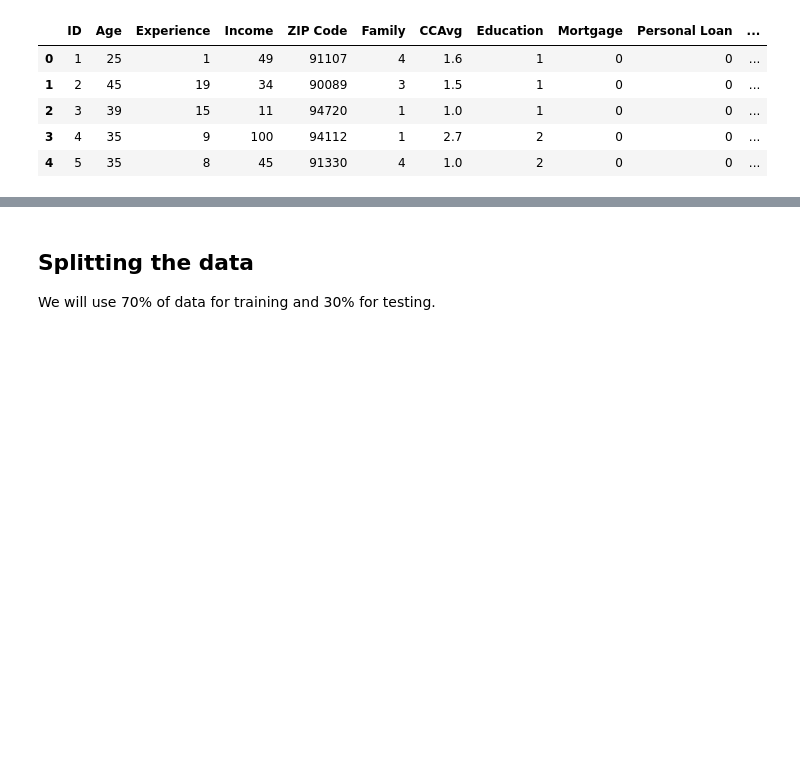
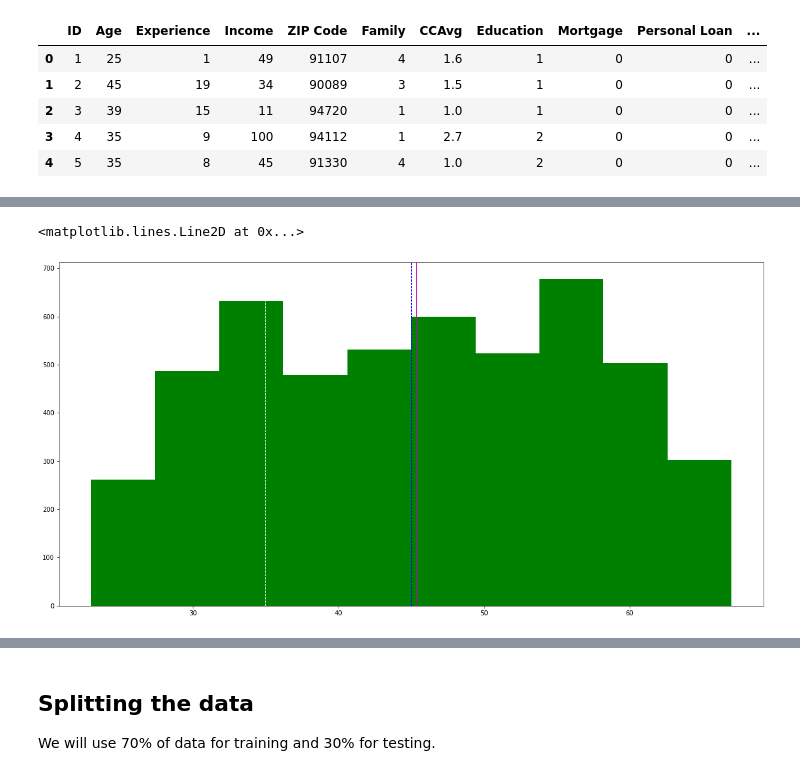
Before and after one commit to lauren-alexandra/personal-loan-campaign, a Jupyter notebook: Personal_Loan_Campaign.ipynb, the cells around one changed output, grey strips where cells are left out. Drawn from its saved outputs; the diff is of its cells as text; code cells hidden in the pictures; blank space fills up the shorter version.

```diff
--- a/Personal_Loan_Campaign.ipynb
+++ b/Personal_Loan_Campaign.ipynb
@@ -123,0 +142,10 @@ Study the data distribution in each attribute and target variable, share your fi
+# %%
+age = customers['Age']
+plt.figure(figsize=(20,10)) # makes the plot wider
+plt.hist(age, color='g') # plots a simple histogram
+plt.axvline(age.mean(), color='m', linewidth=1)
+plt.axvline(age.median(), color='b', linestyle='dashed', linewidth=1)
+plt.axvline(age.mode()[0], color='w', linestyle='dashed', linewidth=1)
+# %% [output]
+<matplotlib.lines.Line2D at 0x...>
+[figure, added]
```
Also changed, not shown: parts of 28 cells of this notebook.
